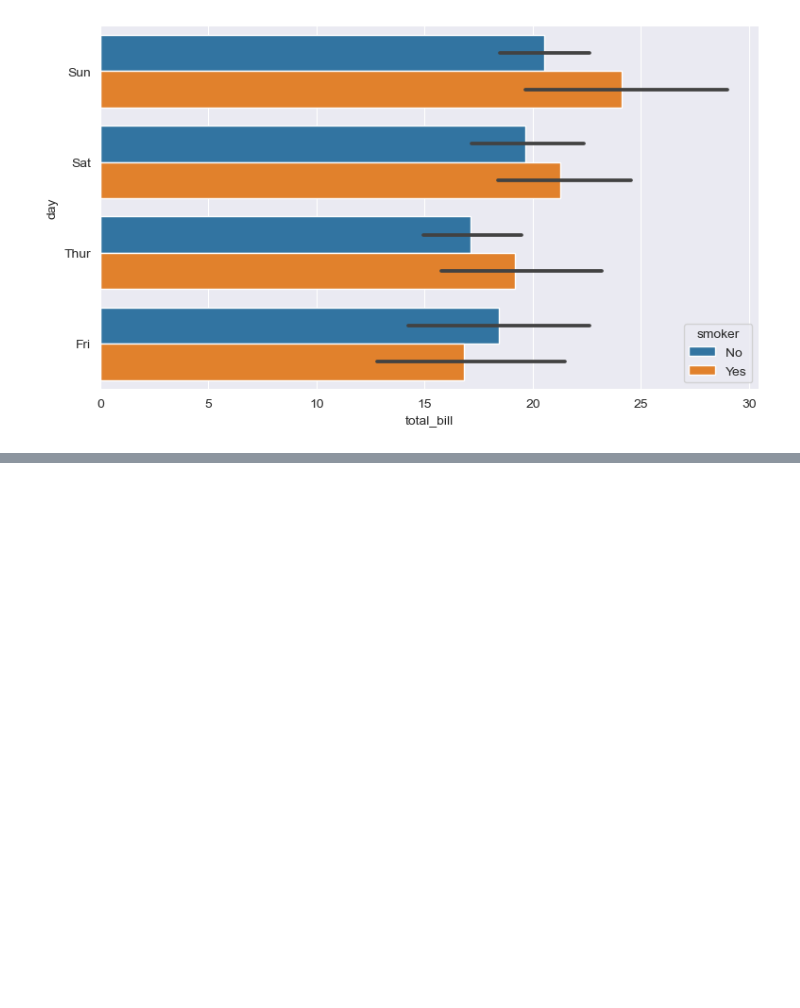
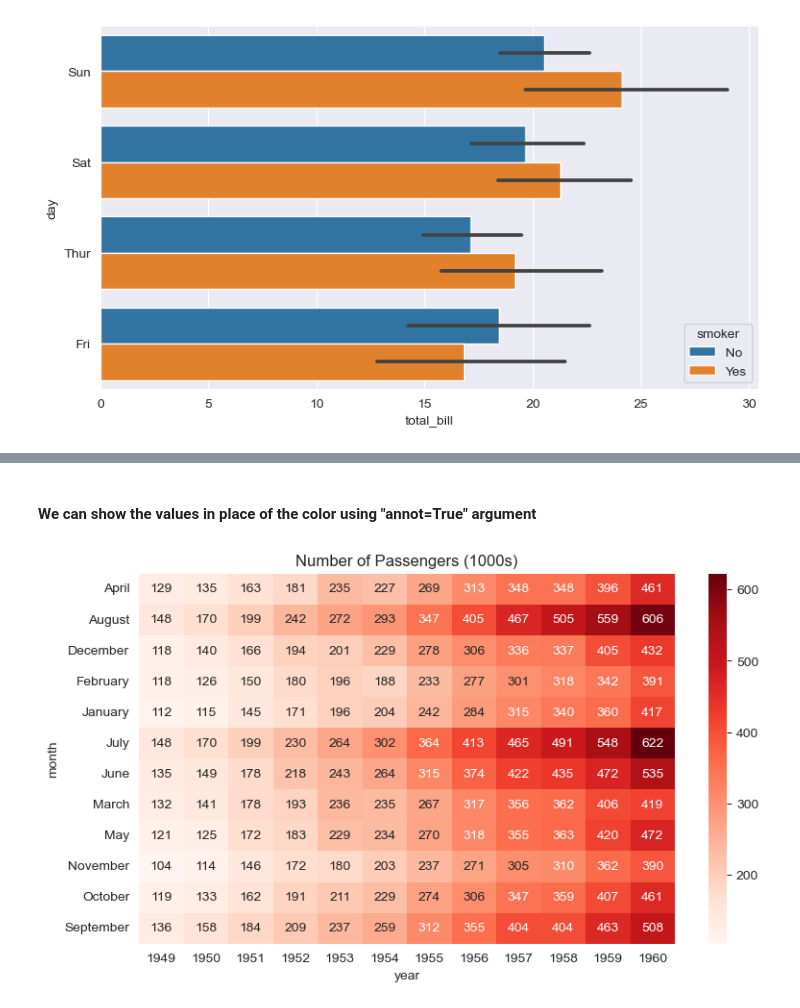
Before and after one commit to Swaraz08/Jupyter, a Jupyter notebook: pandas.ipynb, the cells around one changed output, grey strips where cells are left out. Drawn from its saved outputs; the diff is of its cells as text; code cells hidden in the pictures; blank space fills up the shorter version.

```diff
--- a/pandas.ipynb
+++ b/pandas.ipynb
@@ -1123,0 +1174,7 @@ sns.barplot(y='day',x='total_bill',hue='smoker',data=tips_df);
+# %% [markdown]
+#### We can show the values in place of the color using "annot=True" argument
+# %%
+plt.title("Number of Passengers (1000s)")
+sns.heatmap(table_df,fmt='d',annot=True,cmap='Reds'); #cmap reverses the color mapping from dark-light to light-dark
+# %% [output]
+[figure, added]
```
Also changed, not shown: parts of 7 cells of this notebook.
